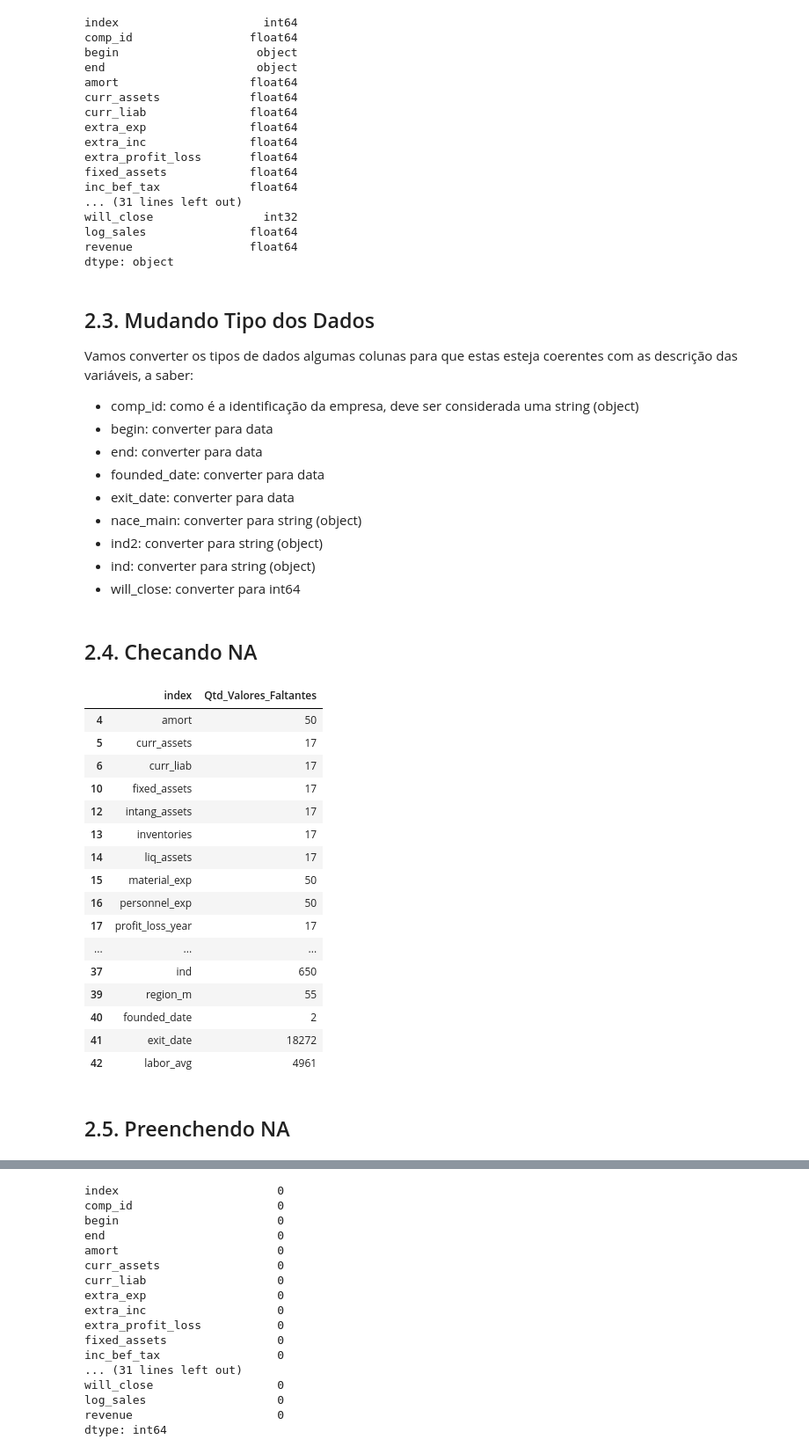
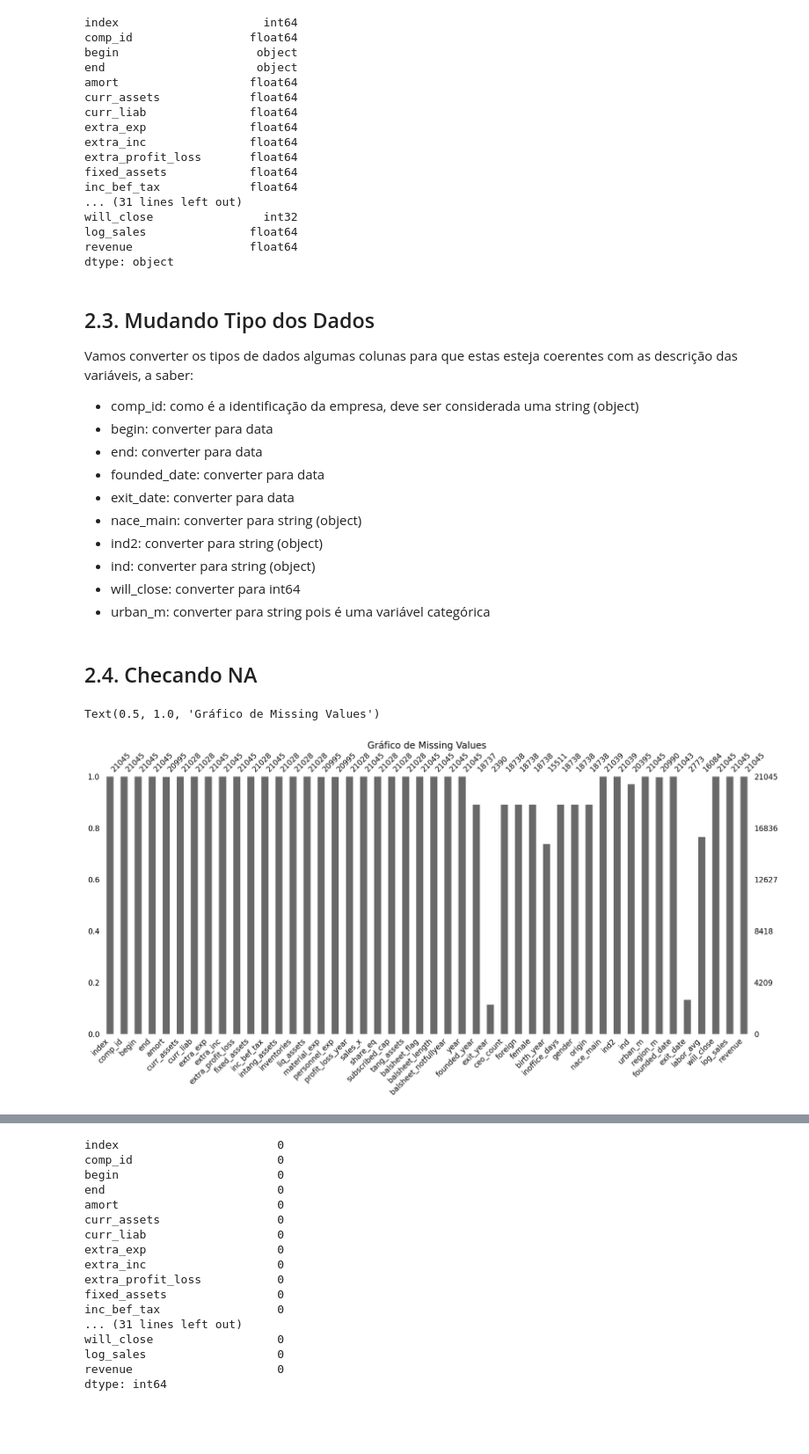
Before and after one commit to adambry/Atividade_Integradora_1T, a Jupyter notebook: PI_Main.ipynb, the cells around one changed output, grey strips where cells are left out. Shown at 88% size. Cells and saved outputs as stored; diff of their text form; code cells hidden in the pictures; blank space fills up the shorter version.

```diff
--- a/PI_Main.ipynb
+++ b/PI_Main.ipynb
@@ -46,6 +59,8 @@ comp_ids_missing_2012_2013_2014.size
-# %%
-# retirar todos os comp_ids_missing do df e insireir no df os dados restantes
-df = df[~df['comp_id'].isin(comp_ids_missing_2012_2013_2014)]
-
-# # Verifica através de uma contagem de sales com missing values nos anos de 2012, 2013 ou 2014
-# df[(df['sales'].isnull()) & ((df['year'] == 2012) | (df['year'] == 2013) | (df['year'] == 2014))].size
+# %%
+filter_years = [2012, 2013, 2014]
+
+comp_missing = df[(df['year'].isin(filter_years) & df['sales'].isna())]["comp_id"].unique()
+
+mask = ~df["comp_id"].isin(comp_missing)
+
+df = df[mask]
@@ -115,3 +119 @@ utilizando np.where para trocar valores negativos por 0:
-# %%
-df['sales'] = np.where(df['sales']<0, 0, df['sales'])
 # %% [markdown]
@@ -180,6 +182,7 @@ Vamos converter os tipos de dados algumas colunas para que estas esteja coerente
 - ind2: converter para string (object)
 - ind: converter para string (object)
 - will_close: converter para int64
+- urban_m: converter para string pois é uma variável categórica
 # %%
 df['comp_id'] = df['comp_id'].astype('object')
 df['begin'] = pd.to_datetime(df['begin'],format="%Y-%m-%d", errors='coerce')
@@ -193,26 +197,9 @@ df['will_close'] = df['will_close'].astype('int64')
 # %% [markdown]
 ## 2.4. Checando NA
-# %%
-missing_values = df.isna().sum()
-missing_values = pd.DataFrame({ 'Qtd_Valores_Faltantes': missing_values}).reset_index()
-missing_values[missing_values['Qtd_Valores_Faltantes'] > 0]
-# %% [output]
-|  | index | Qtd_Valores_Faltantes |
-| 4 | amort | 50 |
-| 5 | curr_assets | 17 |
-| 6 | curr_liab | 17 |
-| 10 | fixed_assets | 17 |
-| 12 | intang_assets | 17 |
-| 13 | inventories | 17 |
-| 14 | liq_assets | 17 |
-| 15 | material_exp | 50 |
-| 16 | personnel_exp | 50 |
-| 17 | profit_loss_year | 17 |
-| ... | ... | ... |
-| 37 | ind | 650 |
-| 39 | region_m | 55 |
-| 40 | founded_date | 2 |
-| 41 | exit_date | 18272 |
-| 42 | labor_avg | 4961 |
-# %% [markdown]
-## 2.5. Preenchendo NA
+# %%
+msno.bar(df)
+# inserindo título no gráfico:
+plt.title('Gráfico de Missing Values', fontsize=20)
+# %% [output]
+Text(0.5, 1.0, 'Gráfico de Missing Values')
+[figure, added]
```
Also changed, not shown: parts of 78 cells of this notebook.
